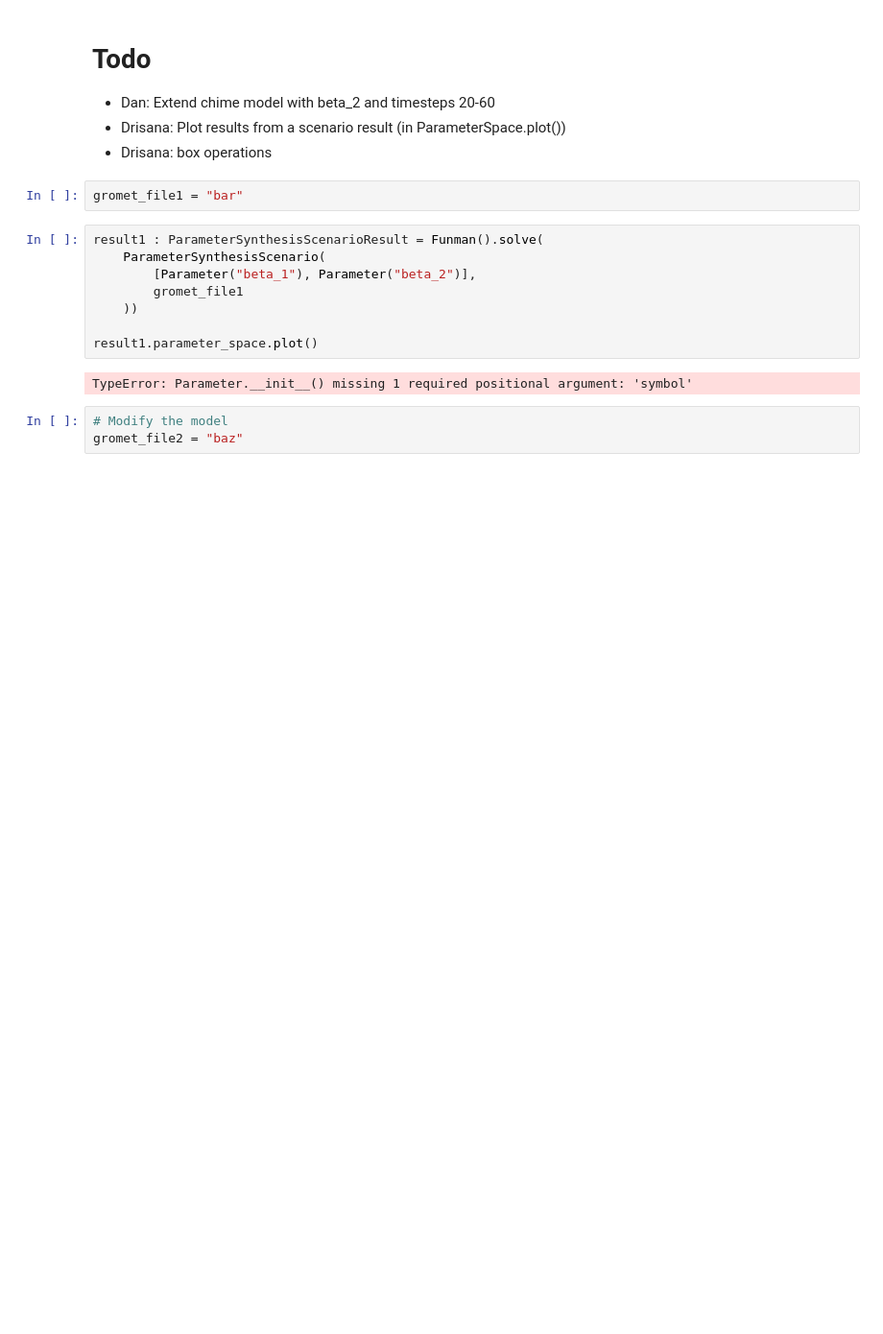
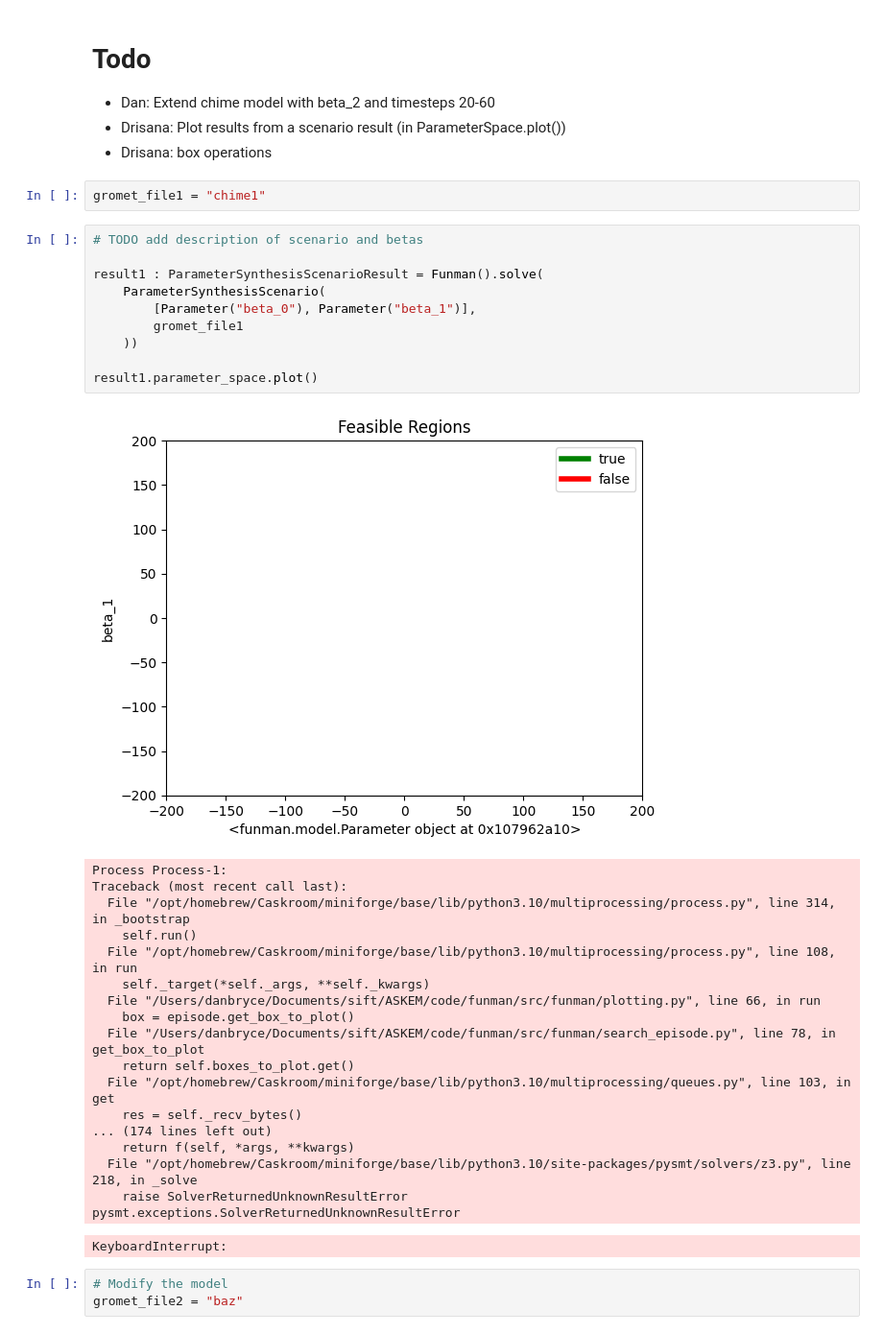
Before and after one commit to ml4ai/funman, a Jupyter notebook: notebooks/chime_param_synth_demo.ipynb, the cells around one changed output. Shown at 96% size. Drawn from its saved outputs; the diff is of its cells as text; blank space fills up the shorter version.

```diff
--- a/notebooks/chime_param_synth_demo.ipynb
+++ b/notebooks/chime_param_synth_demo.ipynb
@@ -10,17 +13,37 @@ from funman.parameter_space import ParameterSpace
 - Drisana: Plot results from a scenario result (in ParameterSpace.plot())
 - Drisana: box operations
 # %%
-gromet_file1 = "bar"
+gromet_file1 = "chime1"
 # %%
+# TODO add description of scenario and betas
+
 result1 : ParameterSynthesisScenarioResult = Funman().solve(
     ParameterSynthesisScenario(
-        [Parameter("beta_1"), Parameter("beta_2")],
+        [Parameter("beta_0"), Parameter("beta_1")],
         gromet_file1
     ))
 
 result1.parameter_space.plot()
 # %% [output]
+[figure, added]
-TypeError: Parameter.__init__() missing 1 required positional argument: 'symbol'
+Process Process-1:
+Traceback (most recent call last):
+  File "/opt/homebrew/Caskroom/miniforge/base/lib/python3.10/multiprocessing/process.py", line 314, in _bootstrap
+    self.run()
+  File "/opt/homebrew/Caskroom/miniforge/base/lib/python3.10/multiprocessing/process.py", line 108, in run
+    self._target(*self._args, **self._kwargs)
+  File "/Users/danbryce/Documents/sift/ASKEM/code/funman/src/funman/plotting.py", line 66, in run
+    box = episode.get_box_to_plot()
+  File "/Users/danbryce/Documents/sift/ASKEM/code/funman/src/funman/search_episode.py", line 78, in get_box_to_plot
+    return self.boxes_to_plot.get()
+  File "/opt/homebrew/Caskroom/miniforge/base/lib/python3.10/multiprocessing/queues.py", line 103, in get
+    res = self._recv_bytes()
+... (174 lines left out)
+    return f(self, *args, **kwargs)
+  File "/opt/homebrew/Caskroom/miniforge/base/lib/python3.10/site-packages/pysmt/solvers/z3.py", line 218, in _solve
+    raise SolverReturnedUnknownResultError
+pysmt.exceptions.SolverReturnedUnknownResultError
+KeyboardInterrupt:
 # %%
 # Modify the model
 gromet_file2 = "baz"
```
Also changed, not shown: parts of 1 cell of this notebook, 9 other files.
